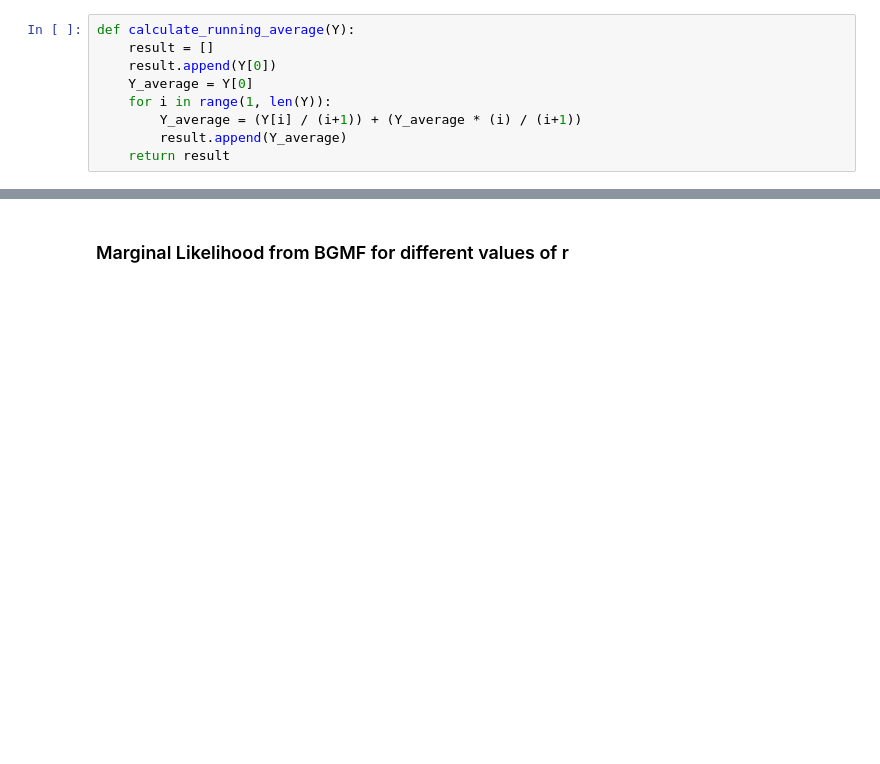
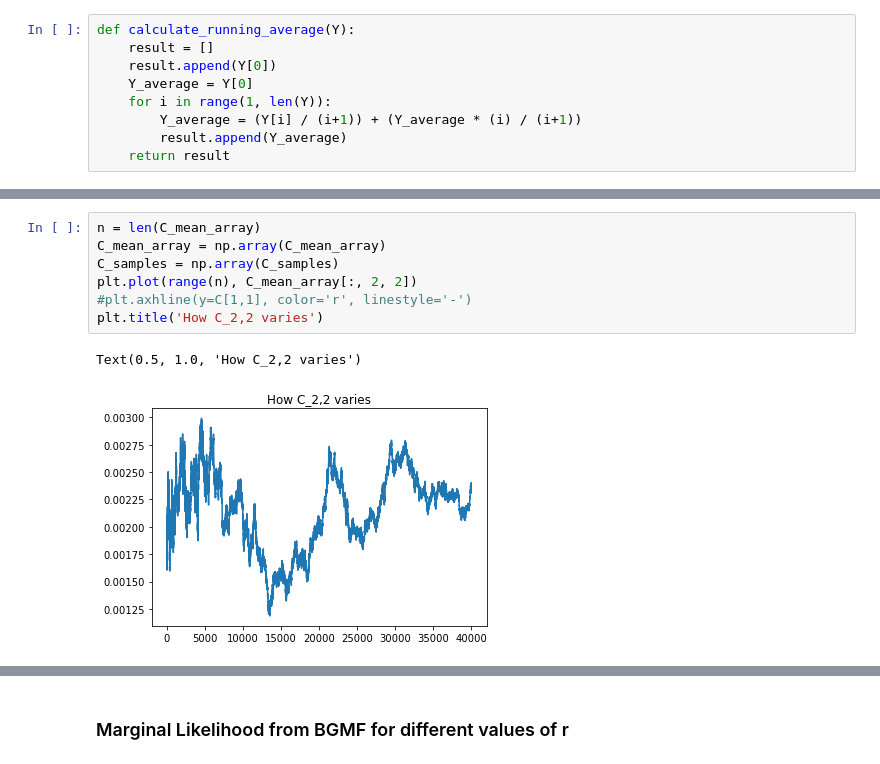
Before and after one commit to T0NY1302/Bayesian-Matrix-Factorisation, a Jupyter notebook: Bayesian_Matrix_Variate_Gaussian_Matrix_Factorisation.ipynb, the cells around one changed output, grey strips where cells are left out. Cells and saved outputs as stored; diff of their text form; blank space fills up the shorter version.

```diff
--- a/Bayesian_Matrix_Variate_Gaussian_Matrix_Factorisation.ipynb
+++ b/Bayesian_Matrix_Variate_Gaussian_Matrix_Factorisation.ipynb
@@ -158,0 +163,10 @@ plt.plot(range(T-burnin), nmse_running)
+# %%
+n = len(C_mean_array)
+C_mean_array = np.array(C_mean_array)
+C_samples = np.array(C_samples)
+plt.plot(range(n), C_mean_array[:, 2, 2])
+#plt.axhline(y=C[1,1], color='r', linestyle='-')
+plt.title('How C_2,2 varies')
+# %% [output]
+Text(0.5, 1.0, 'How C_2,2 varies')
+[figure, added]
```
Also changed, not shown: parts of 9 cells of this notebook.
